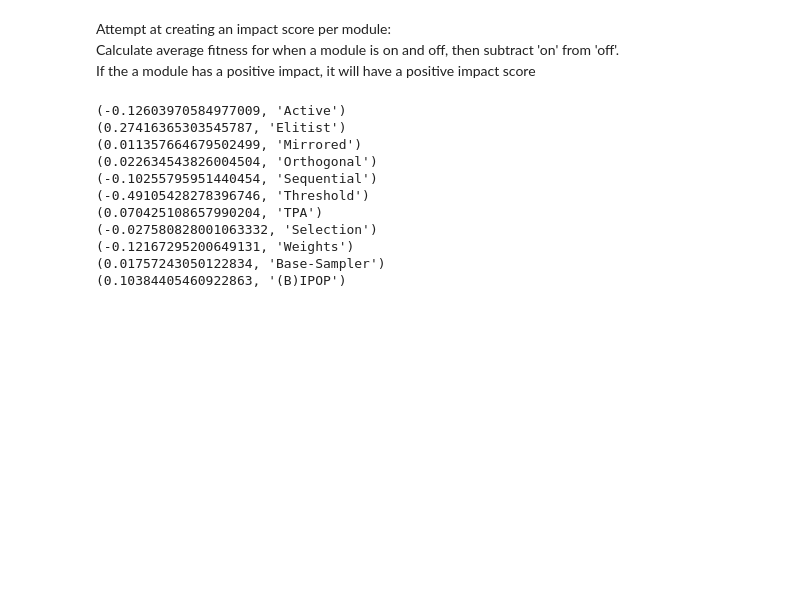
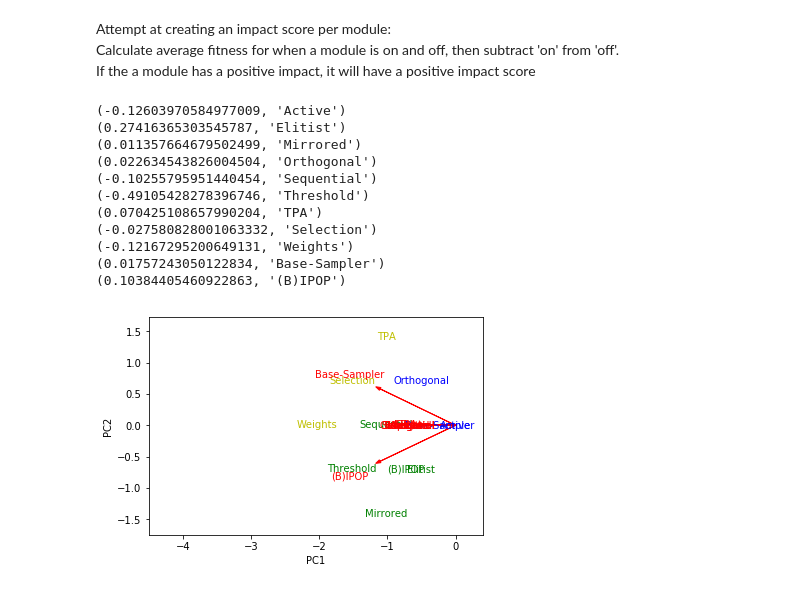
Before and after one commit to sjvrijn/ModEA, a Jupyter notebook: module_analysis.ipynb, the cells around one changed output. Saved outputs shown, nothing was run; the diff lists cells and outputs as text; code cells hidden in the pictures; blank space fills up the shorter version.

```diff
--- a/module_analysis.ipynb
+++ b/module_analysis.ipynb
@@ -210,9 +205,9 @@ for dim in dims:
         temp = np.count_nonzero(cases[dim][fid][ cases[dim][fid][:,11].argsort() ][:,:11], axis=1)
 
         plt.figure(figsize=(16, 8))
-        plt.suptitle("Number of active modules vs ranking for {}D F{}".format(dim, fid))
+        plt.title("Number of active modules vs ranking for {}D F{}".format(dim, fid))
 
-        plt.plot(temp)
+        plt.plot(temp, '.')
         plt.tight_layout()
 
         plt.savefig("plots/num_active_modules_{}_f{}.png".format(dim, fid))
@@ -280,4 +275,4 @@ for dim in dims:
                                         )
         graph = pydotplus.graph_from_dot_data(dot_data)
         graph.write_png("plots/best_{}_regressor_tree_{}_f{}.png".format(best_x, dim, fid))
-        graph.write_pdf("plots/best_{}_regressor_tree_{}_f{}.pdf".format(best_x, dim, fid))
+        # graph.write_pdf("plots/best_{}_regressor_tree_{}_f{}.pdf".format(best_x, dim, fid))
@@ -311,13 +306,19 @@ indices = product(dims, fids)
 
 for count, index in enumerate(indices):
     dim, fid = index
-    temp = np.cumsum(cases[dim][fid][ cases[dim][fid][:,11].argsort() ][:,:11], axis=0)
+    temp = cases[dim][fid][ cases[dim][fid][:,11].argsort() ][:,:11]
+
+    # replace all values '2' with '1'
+    two_indices = temp == 2
+    temp[two_indices] = 1
+
+    temp = np.cumsum(temp, axis=0)
     temp = temp - min_columns
     temp = temp / dists
 
     data.append(temp)
 
-    for i in range(count):
+    for i in range(count+1):
         for mod in range(11):
             correlations[i, count, mod] = pearsonr(temp[:, mod], data[i][:, mod])[0]
             correlations[count, i, mod] = correlations[i, count, mod]  # Symmetry!
@@ -423,3 +427,82 @@ for mod in range(len(modules)):
     plt.savefig("plots/impact_heatmap_{}.png".format(modules[mod]))
     # plt.savefig("plots/correlation_heatmap_{}.pdf".format(features[mod]))
     plt.close()
+# %%
+from scipy.cluster.vq import kmeans, vq
+from statsmodels.sandbox.tools.tools_pca import pcasvd
+
+
+def biplot(plt, pca, labels=None, colors=None,
+           xpc=1, ypc=2, scale=1):
+    """Generate biplot from the result of pcasvd of statsmodels.
+    Parameters
+    ----------
+    plt : object
+        An existing pyplot module reference.
+    pca : tuple
+        The result from statsmodels.sandbox.tools.tools_pca.pcasvd.
+    labels : array_like, optional
+        Labels for each observation.
+    colors : array_like, optional
+        Colors for each observation.
+    xpc, ypc : int, optional
+        The principal component number for x- and y-axis. Defaults to
+        (xpc, ypc) = (1, 2).
+    scale : float
+        The variables are scaled by lambda ** scale, where lambda =
+        singular value = sqrt(eigenvalue), and the observations are
+        scaled by lambda ** (1 - scale). Must be in [0, 1].
+    Returns
+    -------
+    None.
+    """
+    xpc, ypc = (xpc - 1, ypc - 1)
+    xreduced, factors, evals, evecs = pca
+    singvals = np.sqrt(evals)
+
+    # data
+    xs = factors[:, xpc] * singvals[xpc]**(1. - scale)
+    ys = factors[:, ypc] * singvals[ypc]**(1. - scale)
+
+    if labels is not None:
+        for i, (t, x, y) in enumerate(zip(labels, xs, ys)):
+            c = 'k' if colors is None else colors[i]
+            plt.text(x, y, t, color=c, ha='center', va='center')
+        xmin, xmax = xs.min(), xs.max()
+        ymin, ymax = ys.min(), ys.max()
+        xpad = (xmax - xmin) * 0.1
+        ypad = (ymax - ymin) * 0.1
+        plt.xlim(xmin - xpad, xmax + xpad)
+        plt.ylim(ymin - ypad, ymax + ypad)
+    else:
+        colors = 'k' if colors is None else colors
+        plt.scatter(xs, ys, c=colors, marker='.')
+
+    # variables
+    tvars = np.dot(np.eye(factors.shape[0], factors.shape[1]),
+                   evecs) * singvals**scale
+
+    for i, col in enumerate(modules):  # enumerate(xreduced.columns.values):
+        x, y = tvars[i][xpc], tvars[i][ypc]
+        plt.arrow(0, 0, x, y, color='r',
+                  width=0.002, head_width=0.05)
+        plt.text(x* 1.4, y * 1.4, col, color='r', ha='center', va='center')
+
+    plt.xlabel('PC{}'.format(xpc + 1))
+    plt.ylabel('PC{}'.format(ypc + 1))
+
+
+pca = pcasvd(cases[2][1], keepdim=0, demean=False)
+
+values = cases[2][1]
+centroids, _ = kmeans(values, 3)
+idx, _ = vq(values, centroids)
+
+colors = ['gby'[i] for i in idx]
+
+plt.figure(1)
+biplot(plt, pca, labels=modules, colors=colors,
+       xpc=1, ypc=2)
+plt.show()
+# %% [output]
+[figure, added]
```
Also changed, not shown: parts of 26 cells of this notebook.
